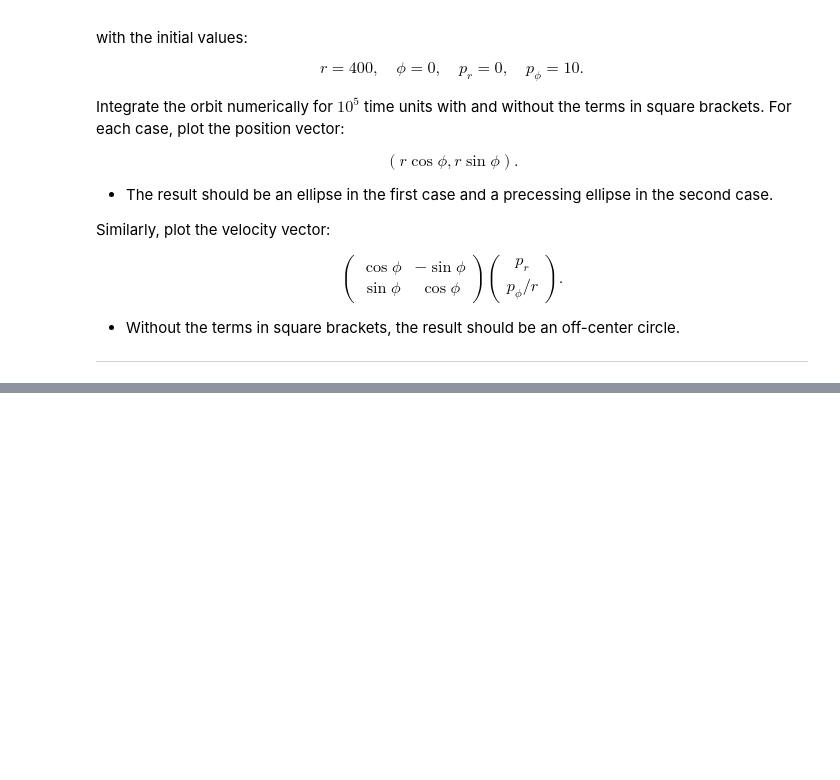
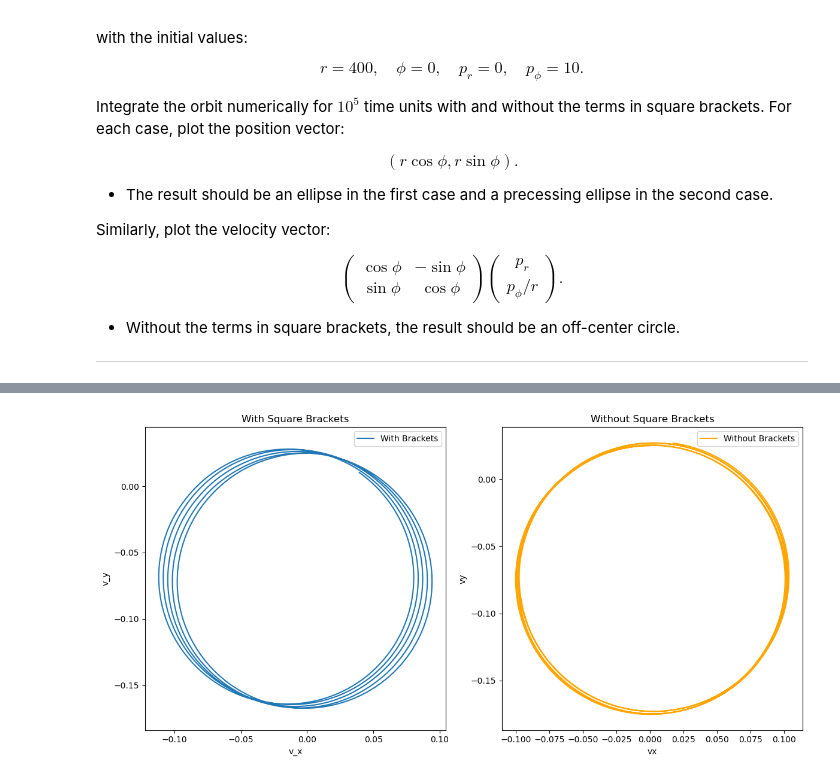
Before and after one commit to gosow9/uzh-astro, a Jupyter notebook: astro-physics/excercise/ex33.ipynb, the cells around one changed output, grey strips where cells are left out. Saved outputs shown, nothing was run; the diff lists cells and outputs as text; code cells hidden in the pictures; blank space fills up the shorter version.

```diff
--- a/astro-physics/excercise/ex33.ipynb
+++ b/astro-physics/excercise/ex33.ipynb
@@ -270,0 +179,31 @@ plt.show()
+# %%
+# Convert to Cartesian coordinates
+vx_with = pr_with * np.cos(phi_with) - np.sin(phi_with)*pphi_with/r_with
+vy_with = pr_with * np.sin(phi_with) + np.cos(phi_with)*pphi_with/r_with
+vx_without = pr_without * np.cos(phi_without)- np.sin(phi_without)*pphi_without/r_without
+vy_without = pr_without * np.sin(phi_without)+ np.cos(phi_without)*pphi_without/r_without
+# %%
+plt.figure(figsize=(12, 6))
+
+# With square brackets
+plt.subplot(1, 2, 1)
+plt.plot(vx_with, vy_with, label='With Brackets')
+plt.title('With Square Brackets')
+plt.xlabel('v_x')
+plt.ylabel('v_y')
+plt.axis('equal')
+plt.legend()
+
+# Without square brackets
+plt.subplot(1, 2, 2)
+plt.plot(vx_without, vy_without, label='Without Brackets', color='orange')
+plt.title('Without Square Brackets')
+plt.xlabel('vx')
+plt.ylabel('vy')
+plt.axis('equal')
+plt.legend()
+
+plt.tight_layout()
+plt.show()
+# %% [output]
+[figure, added]
```
Also changed, not shown: parts of 4 cells of this notebook.
